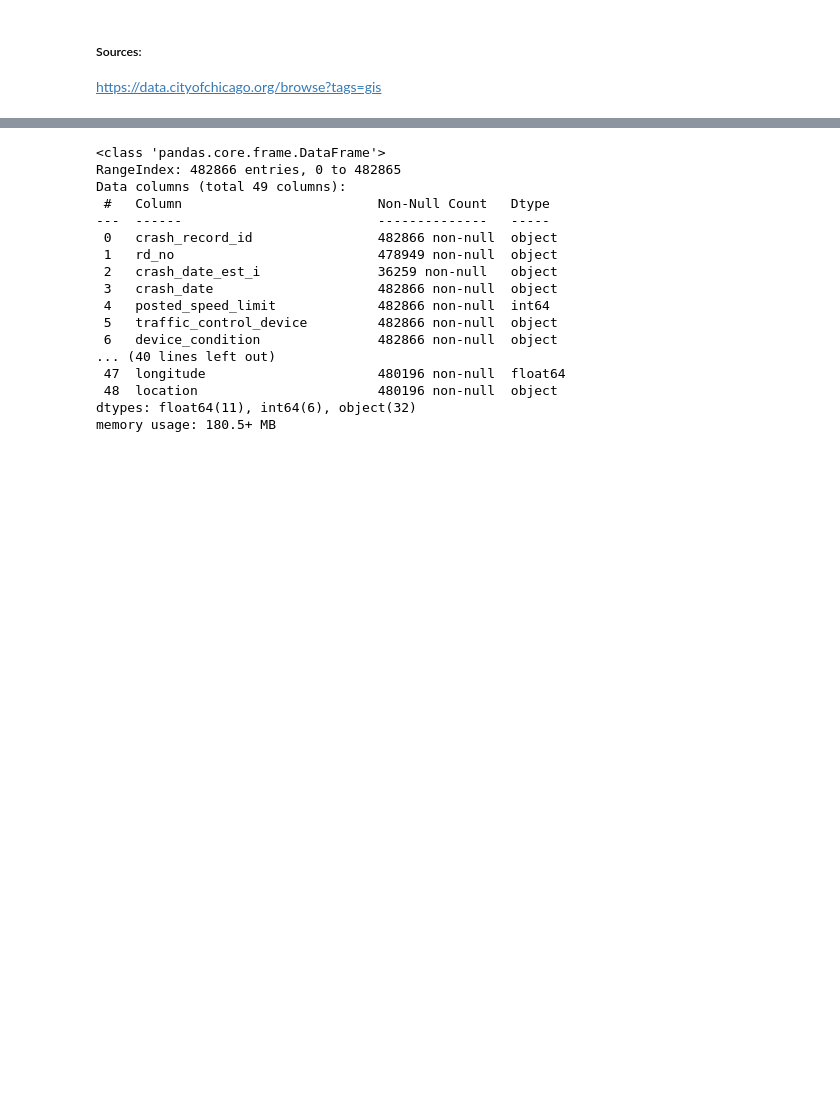
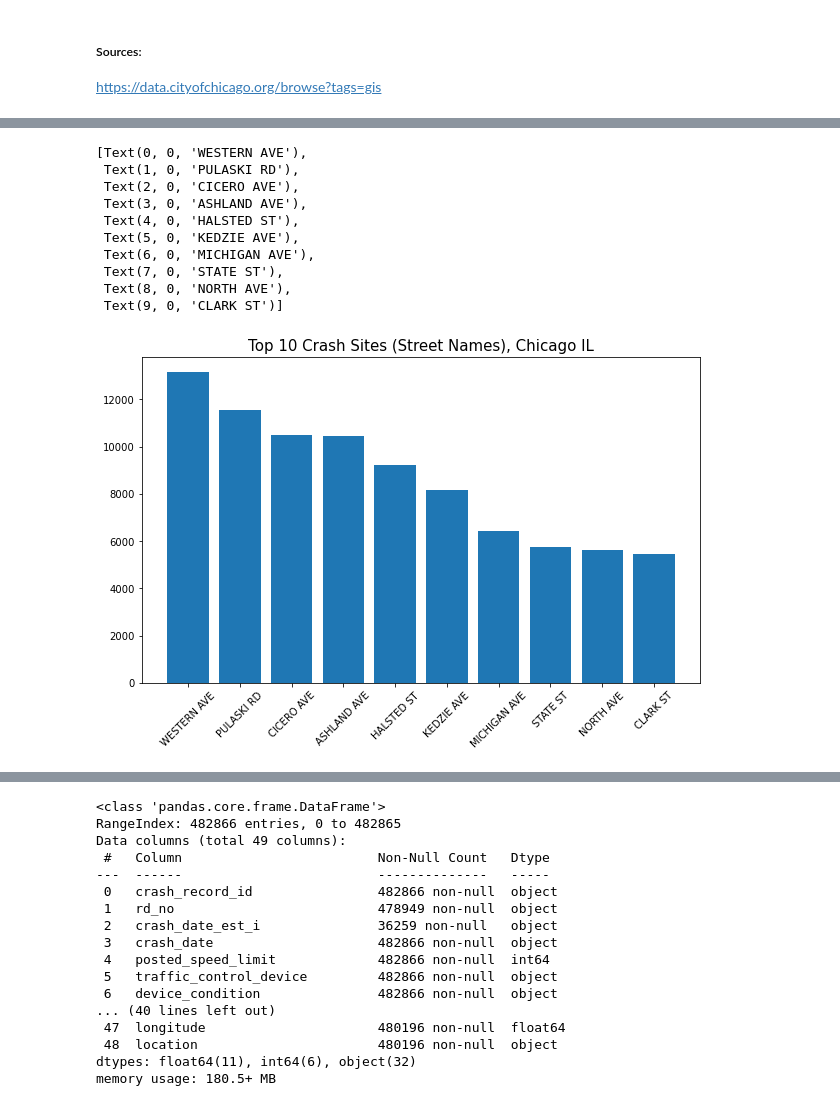
Before and after one commit to marcosvppfernandes/chicagoteam_quanggang, a Jupyter notebook: jamie_notebook.ipynb, the cells around one changed output, grey strips where cells are left out. Cells and saved outputs as stored; diff of their text form; code cells hidden in the pictures; blank space fills up the shorter version.

Commit message:
got geopandas working and added some EDA graphs

```diff
--- a/jamie_notebook.ipynb
+++ b/jamie_notebook.ipynb
@@ -302,0 +318,22 @@ chitown = gpd.read_file('data/Public_Expressway_Crash_Rates_2008_2012.shp')
+# %%
+# Top 5 Crash streets
+fig, ax = plt.subplots(figsize=(10,6))
+
+street_names = data.street_name.value_counts(sort=True).index[:10]
+crash_frequency = data.street_name.value_counts(sort=True).values[:10]
+
+ax.bar(street_names, crash_frequency)
+ax.set_title('Top 10 Crash Sites (Street Names), Chicago IL', size=15)
+ax.set_xticklabels(street_names, rotation=45)
+# %% [output]
+[Text(0, 0, 'WESTERN AVE'),
+ Text(1, 0, 'PULASKI RD'),
+ Text(2, 0, 'CICERO AVE'),
+ Text(3, 0, 'ASHLAND AVE'),
+ Text(4, 0, 'HALSTED ST'),
+ Text(5, 0, 'KEDZIE AVE'),
+ Text(6, 0, 'MICHIGAN AVE'),
+ Text(7, 0, 'STATE ST'),
+ Text(8, 0, 'NORTH AVE'),
+ Text(9, 0, 'CLARK ST')]
+[figure, added]
```
Also changed, not shown: parts of 19 cells of this notebook, 10 other files.
